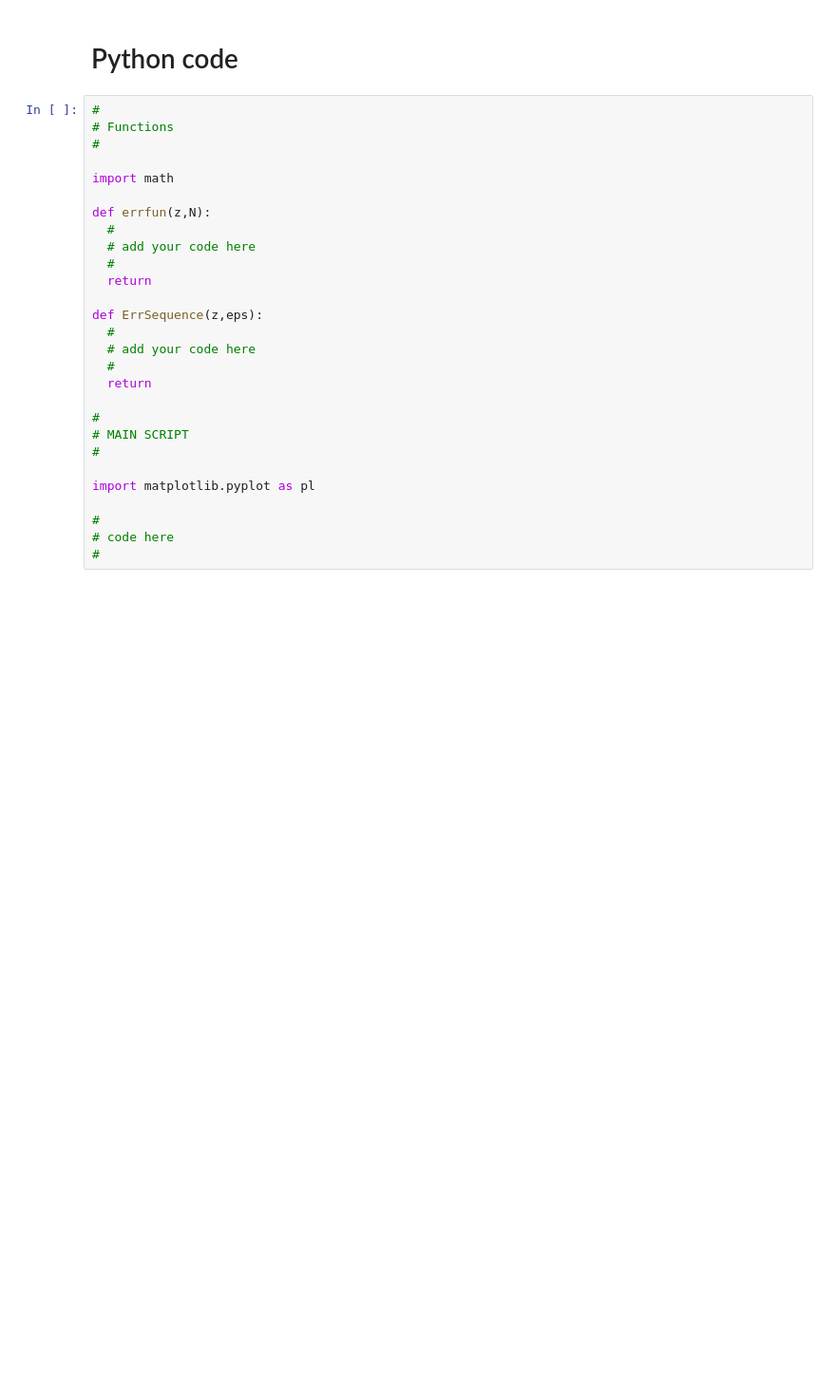
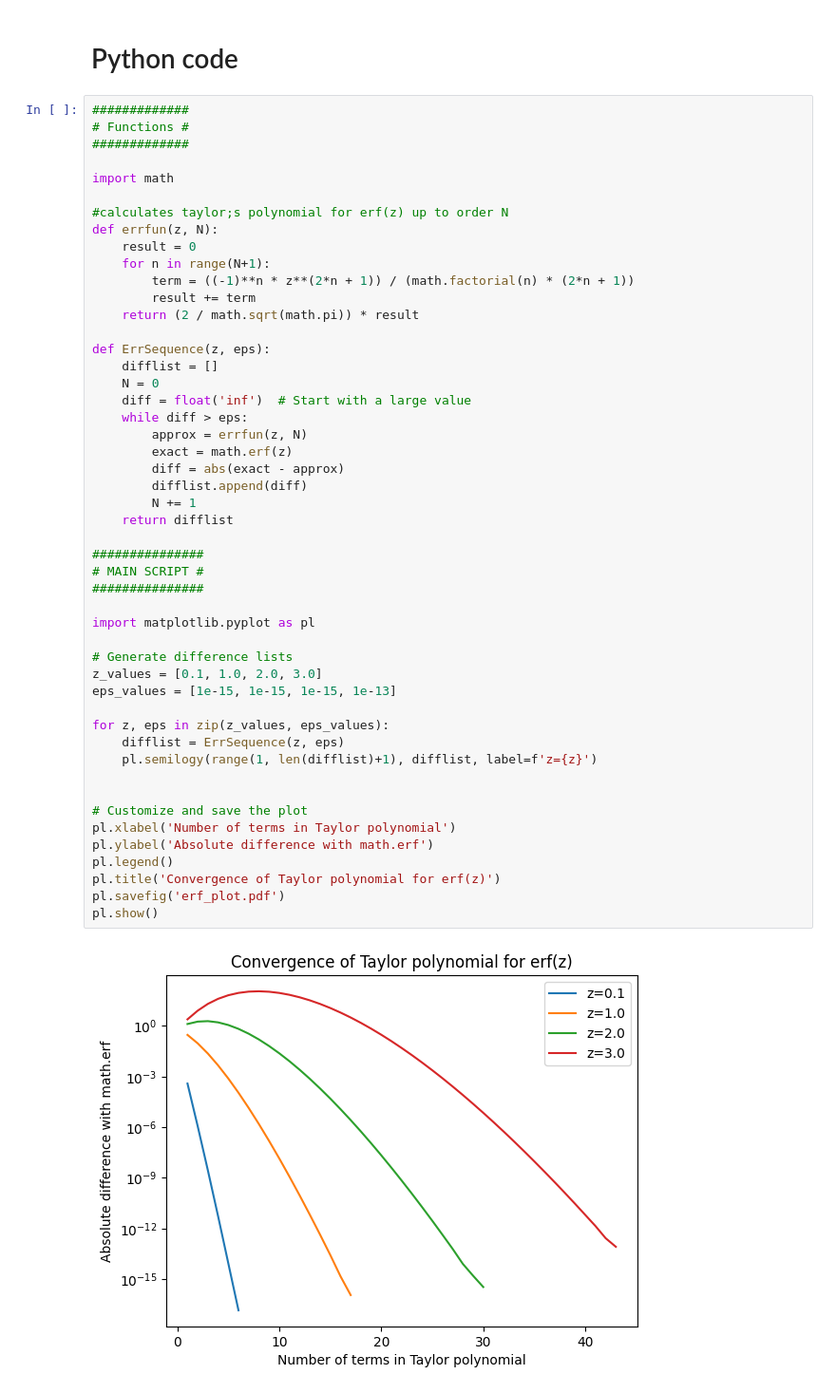
Before and after one commit to jyoutir/numerical-analysis-projects, a Jupyter notebook: miniproject_2/mp2.ipynb, the cells around one changed output. Shown at 95% size. Saved outputs shown, nothing was run; the diff lists cells and outputs as text; blank space fills up the shorter version.

Commit message:
added code for mp2.ipyn, saved erf_plot to pdf.

```diff
--- a/miniproject_2/mp2.ipynb
+++ b/miniproject_2/mp2.ipynb
@@ -39,30 +39,53 @@ The function returns the list of the absolute value of the differences (use `abs
 # %% [markdown]
 # Python code
 # %%
-#
-# Functions
-#
+#############
+# Functions #
+#############
 
 import math
 
-def errfun(z,N):
-  #
-  # add your code here
-  #
-  return
+#calculates taylor;s polynomial for erf(z) up to order N
+def errfun(z, N):
+    result = 0
+    for n in range(N+1):
+        term = ((-1)**n * z**(2*n + 1)) / (math.factorial(n) * (2*n + 1))
+        result += term
+    return (2 / math.sqrt(math.pi)) * result
 
-def ErrSequence(z,eps):
-  #
-  # add your code here
-  #
-  return
+def ErrSequence(z, eps):
+    difflist = []
+    N = 0
+    diff = float('inf')  # Start with a large value
+    while diff > eps:
+        approx = errfun(z, N)
+        exact = math.erf(z)
+        diff = abs(exact - approx)
+        difflist.append(diff)
+        N += 1
+    return difflist
 
-#
-# MAIN SCRIPT
-#
+###############
+# MAIN SCRIPT #
+###############
 
 import matplotlib.pyplot as pl
 
-#
-# code here
-#
+# Generate difference lists
+z_values = [0.1, 1.0, 2.0, 3.0]
+eps_values = [1e-15, 1e-15, 1e-15, 1e-13]
+
+for z, eps in zip(z_values, eps_values):
+    difflist = ErrSequence(z, eps)
+    pl.semilogy(range(1, len(difflist)+1), difflist, label=f'z={z}')
+
+
+# Customize and save the plot
+pl.xlabel('Number of terms in Taylor polynomial')
+pl.ylabel('Absolute difference with math.erf')
+pl.legend()
+pl.title('Convergence of Taylor polynomial for erf(z)')
+pl.savefig('erf_plot.pdf')
+pl.show()
+# %% [output]
+[figure, added]
```
Also changed, not shown: 6 other files.
